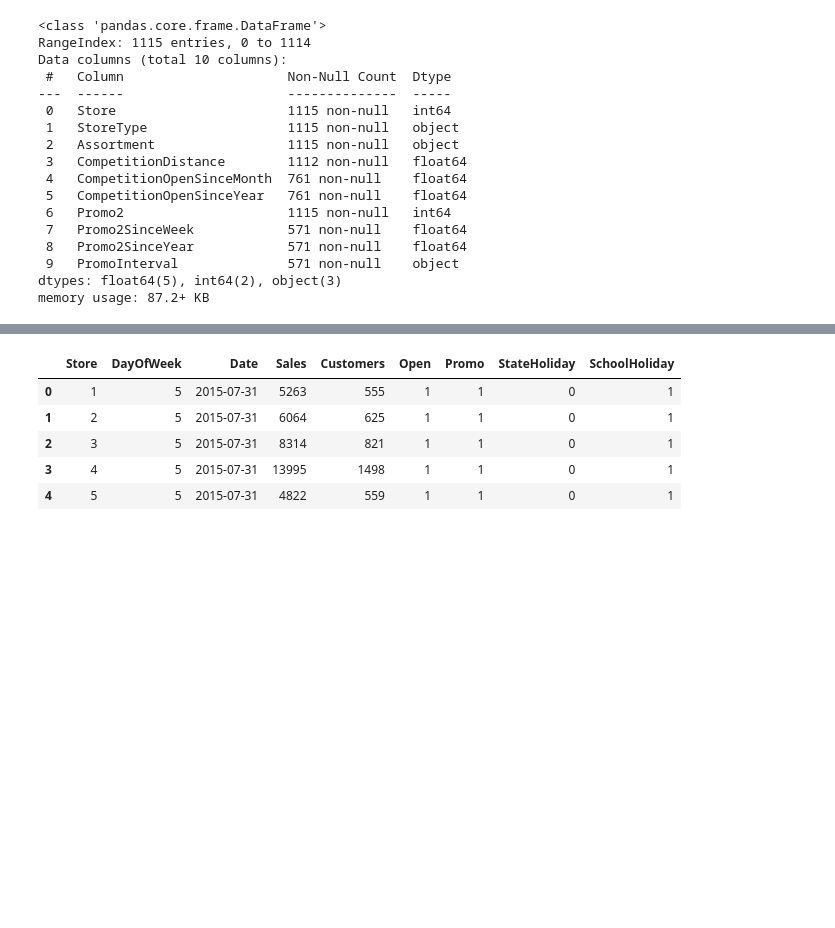
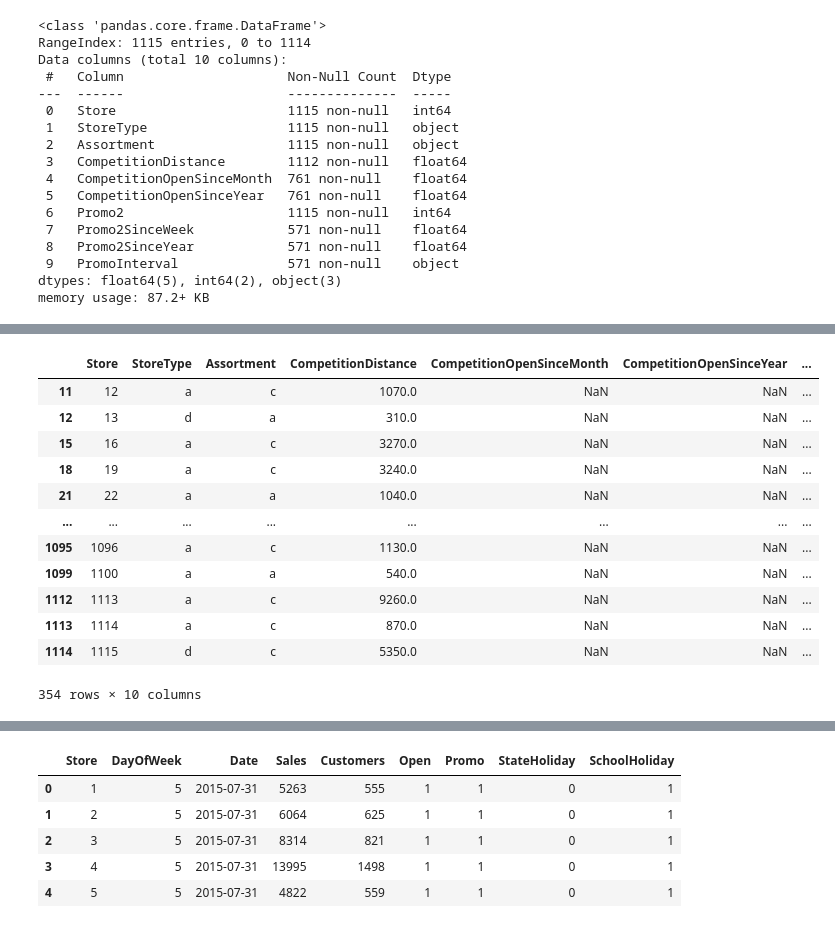
Before and after one commit to komal-pasi/EDA-Capstone, a Jupyter notebook: Rossmann_Sales_Prediction_Capstone_Project.ipynb, the cells around one changed output, grey strips where cells are left out. Cells and saved outputs as stored; diff of their text form; code cells hidden in the pictures; blank space fills up the shorter version.

```diff
--- a/Rossmann_Sales_Prediction_Capstone_Project.ipynb
+++ b/Rossmann_Sales_Prediction_Capstone_Project.ipynb
@@ -91,0 +104,2 @@ memory usage: 87.2+ KB
+# %%
+store_data.CompetitionDistance.fillna(store_data.CompetitionDistance.mean(),inplace=True)
@@ -91,0 +115,16 @@ memory usage: 87.2+ KB
+# %%
+store_data[store_data.CompetitionOpenSinceMonth.isnull()]
+# %% [output]
+|  | Store | StoreType | Assortment | CompetitionDistance | CompetitionOpenSinceMonth | CompetitionOpenSinceYear | ... |
+| 11 | 12 | a | c | 1070.0 | NaN | NaN | ... |
+| 12 | 13 | d | a | 310.0 | NaN | NaN | ... |
+| 15 | 16 | a | c | 3270.0 | NaN | NaN | ... |
+| 18 | 19 | a | c | 3240.0 | NaN | NaN | ... |
+| 21 | 22 | a | a | 1040.0 | NaN | NaN | ... |
+| ... | ... | ... | ... | ... | ... | ... | ... |
+| 1095 | 1096 | a | c | 1130.0 | NaN | NaN | ... |
+| 1099 | 1100 | a | a | 540.0 | NaN | NaN | ... |
+| 1112 | 1113 | a | c | 9260.0 | NaN | NaN | ... |
+| 1113 | 1114 | a | c | 870.0 | NaN | NaN | ... |
+| 1114 | 1115 | d | c | 5350.0 | NaN | NaN | ... |
+354 rows × 10 columns
```
Also changed, not shown: parts of 14 cells of this notebook.
